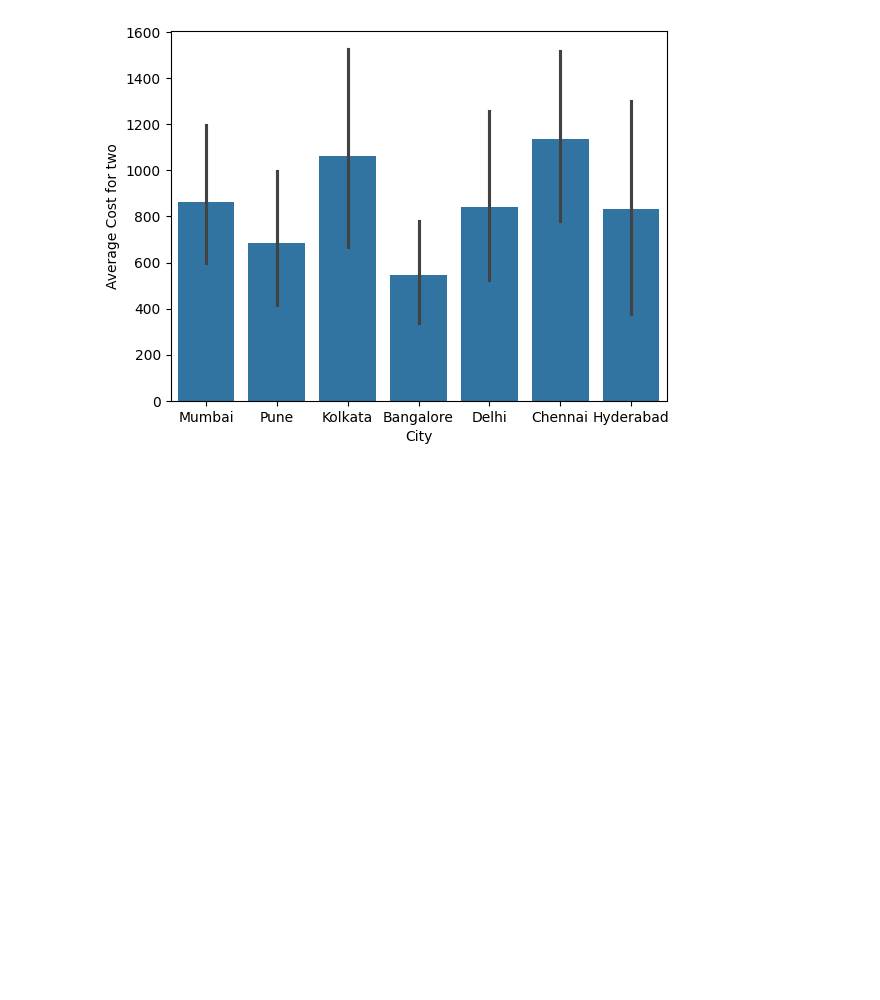
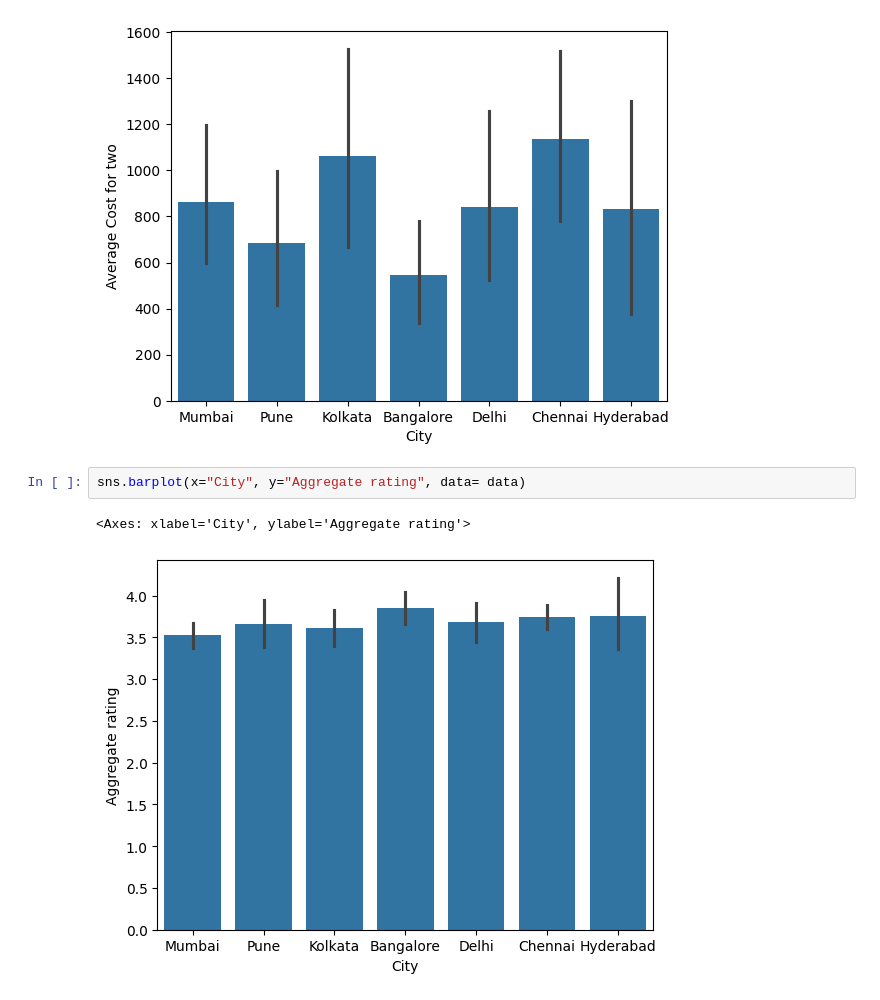
Before and after one commit to DeepuKun/Machine-Learning-Practice, a Jupyter notebook: Zomato_EDA.ipynb, the cells around one changed output. Saved outputs shown, nothing was run; the diff lists cells and outputs as text; blank space fills up the shorter version.

```diff
--- a/Zomato_EDA.ipynb
+++ b/Zomato_EDA.ipynb
@@ -61,3 +61,8 @@ sns.barplot(x="City", y="Average Cost for two", data= data)
 # %% [output]
 <Axes: xlabel='City', ylabel='Average Cost for two'>
 [figure]
+# %%
+sns.barplot(x="City", y="Aggregate rating", data= data)
+# %% [output]
+<Axes: xlabel='City', ylabel='Aggregate rating'>
+[figure, added]
```
